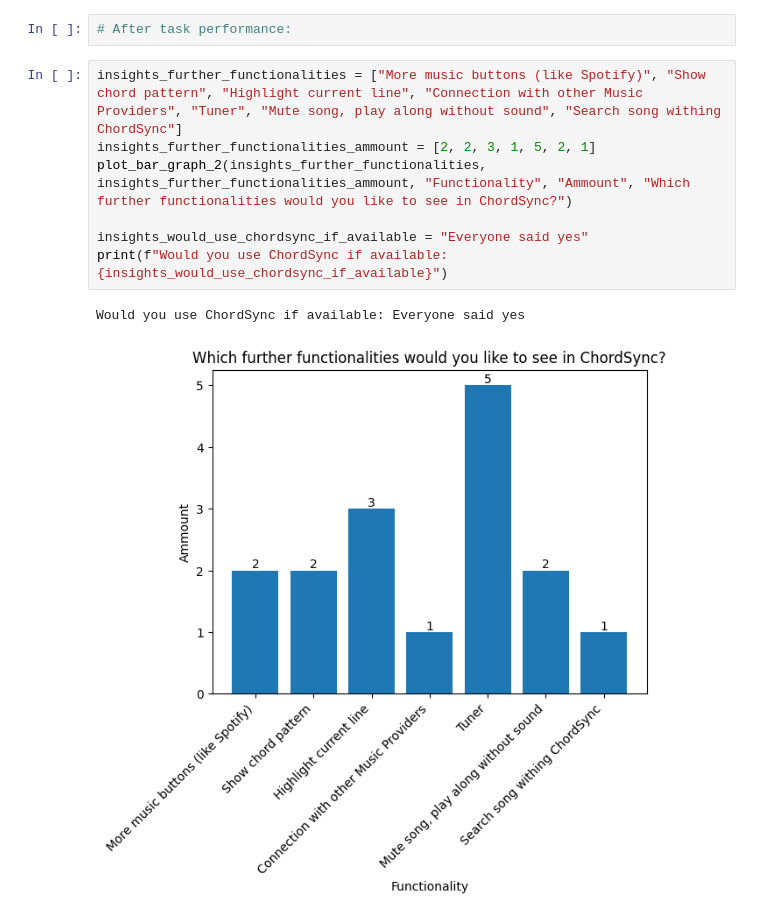
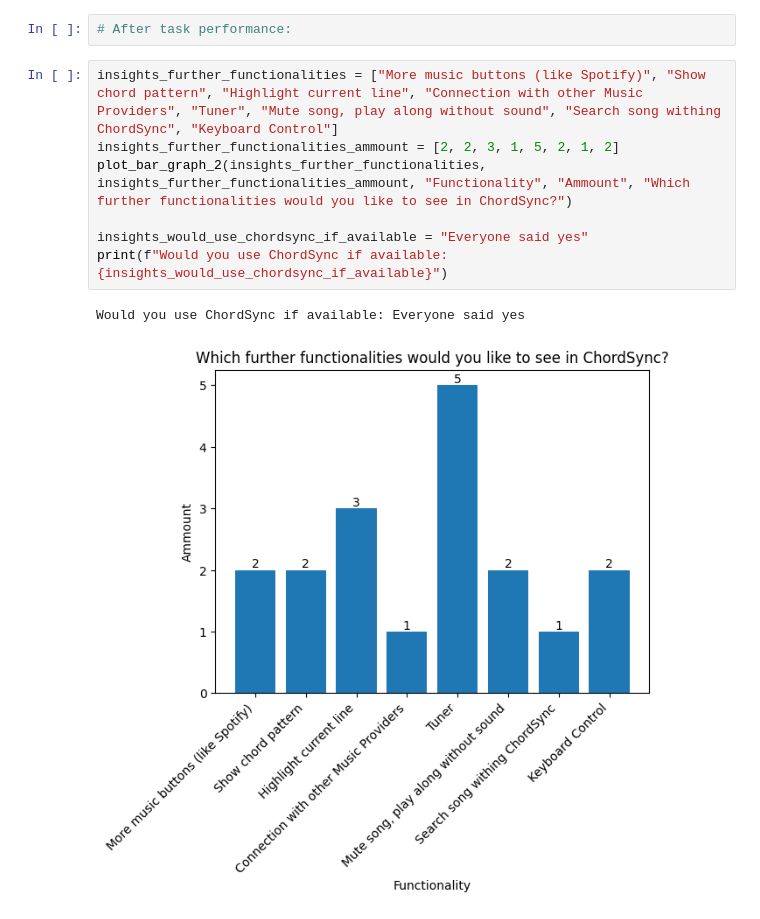
Before and after one commit to simonroedig/ChordSync_Study, a Jupyter notebook: study_analysis_interviews.ipynb, the cells around one changed output. Drawn from its saved outputs; the diff is of its cells as text.

```diff
--- a/study_analysis_interviews.ipynb
+++ b/study_analysis_interviews.ipynb
@@ -71,12 +71,12 @@ Insight what bothers user in Play-Along: ['Switching between tabs/apps', 'Scroll
 # %%
 # After task performance:
 # %%
-insights_further_functionalities = ["More music buttons (like Spotify)", "Show chord pattern", "Highlight current line", "Connection with other Music Providers", "Tuner", "Mute song, play along without sound", "Search song withing ChordSync"]
-insights_further_functionalities_ammount = [2, 2, 3, 1, 5, 2, 1]
+insights_further_functionalities = ["More music buttons (like Spotify)", "Show chord pattern", "Highlight current line", "Connection with other Music Providers", "Tuner", "Mute song, play along without sound", "Search song withing ChordSync", "Keyboard Control"]
+insights_further_functionalities_ammount = [2, 2, 3, 1, 5, 2, 1, 2]
 plot_bar_graph_2(insights_further_functionalities, insights_further_functionalities_ammount, "Functionality", "Ammount", "Which further functionalities would you like to see in ChordSync?")
 
 insights_would_use_chordsync_if_available = "Everyone said yes"
 print(f"Would you use ChordSync if available: {insights_would_use_chordsync_if_available}")
 # %% [output]
 Would you use ChordSync if available: Everyone said yes
-[figure, old version]
+[figure, new version]
```
Also changed, not shown: 1 other file.
